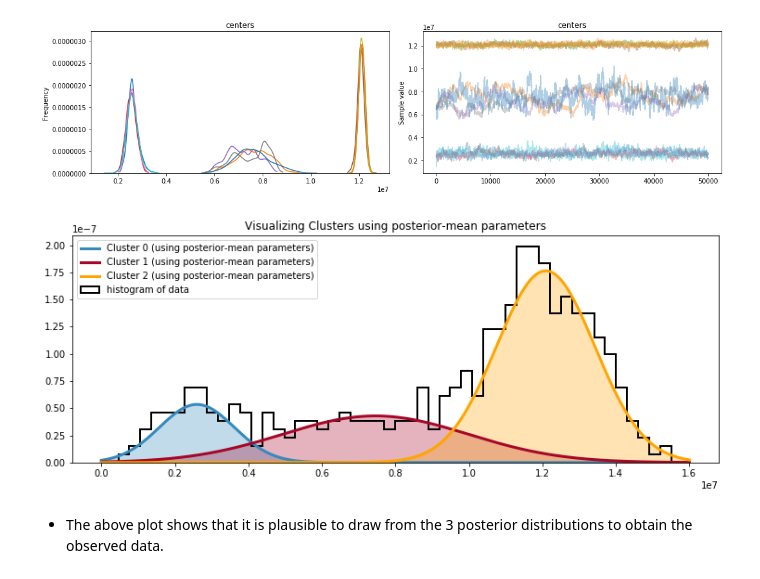
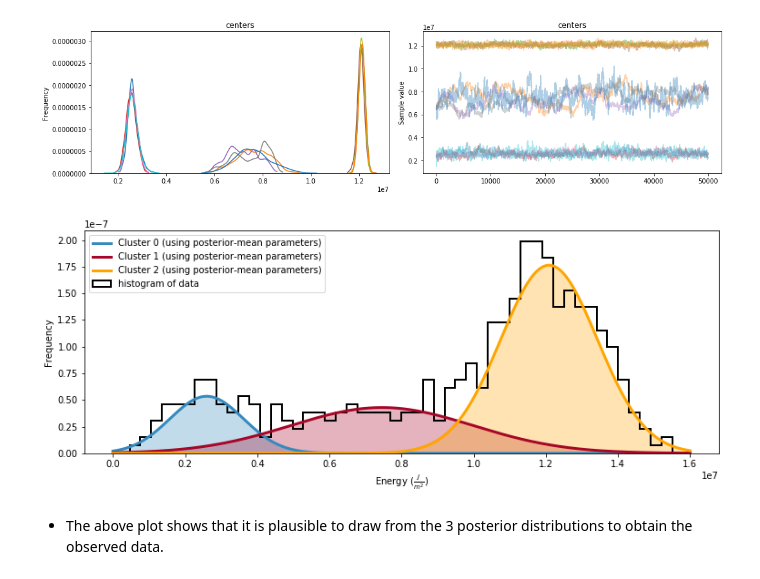
Before and after one commit to connormca12/Springboard-Projects, a Jupyter notebook: Capstone-1/statistical_data_analysis.ipynb, the cells around one changed output. Cells and saved outputs as stored; diff of their text form; code cells hidden in the pictures.

```diff
--- a/Capstone-1/statistical_data_analysis.ipynb
+++ b/Capstone-1/statistical_data_analysis.ipynb
@@ -617,33 +632,36 @@ plt.show()
 # %%
 # Plot histogram of the data along with posterior distributions
 # (scaled according to probability of being assigned to that distribution)
 
 norm = stats.norm
 x = np.linspace(0, 16000000, 500)
 posterior_center_means = center_trace.mean(axis=0)
 posterior_std_means = std_trace.mean(axis=0)
 
 plt.hist(data.energy, bins=50, histtype="step", density=True, color='k',
      lw=2, label="histogram of data")
 y = proportions[0] * norm.pdf(x, loc=posterior_center_means[0],
                                 scale=posterior_std_means[0])
 plt.plot(x, y, label="Cluster 0 (using posterior-mean parameters)", lw=3, color=colors[0])
 plt.fill_between(x, y, color=colors[0], alpha=0.3)
 
 y = proportions[1] * norm.pdf(x, loc=posterior_center_means[1],
                                       scale=posterior_std_means[1])
 plt.plot(x, y, label="Cluster 1 (using posterior-mean parameters)", lw=3, color=colors[1])
 plt.fill_between(x, y, color=colors[1], alpha=0.3)
 
 y = proportions[2] * norm.pdf(x, loc=posterior_center_means[2],
                                       scale=posterior_std_means[2])
 plt.plot(x, y, label="Cluster 2 (using posterior-mean parameters)", lw=3, color=colors[2])
 plt.fill_between(x, y, color=colors[2], alpha=0.3)
 
+plt.xlabel(r'Energy $(\frac{J}{m^2})$')
+plt.ylabel('Frequency')
+
 plt.legend(loc="upper left")
-plt.title("Visualizing Clusters using posterior-mean parameters");
+plt.show()
 # %% [output]
-[figure, old version]
+[figure, new version]
 # %% [markdown]
 - The above plot shows that it is plausible to draw from the 3 posterior distributions to obtain the observed data.
 # %%
```
Also changed, not shown: parts of 19 cells of this notebook, 1 other file.
